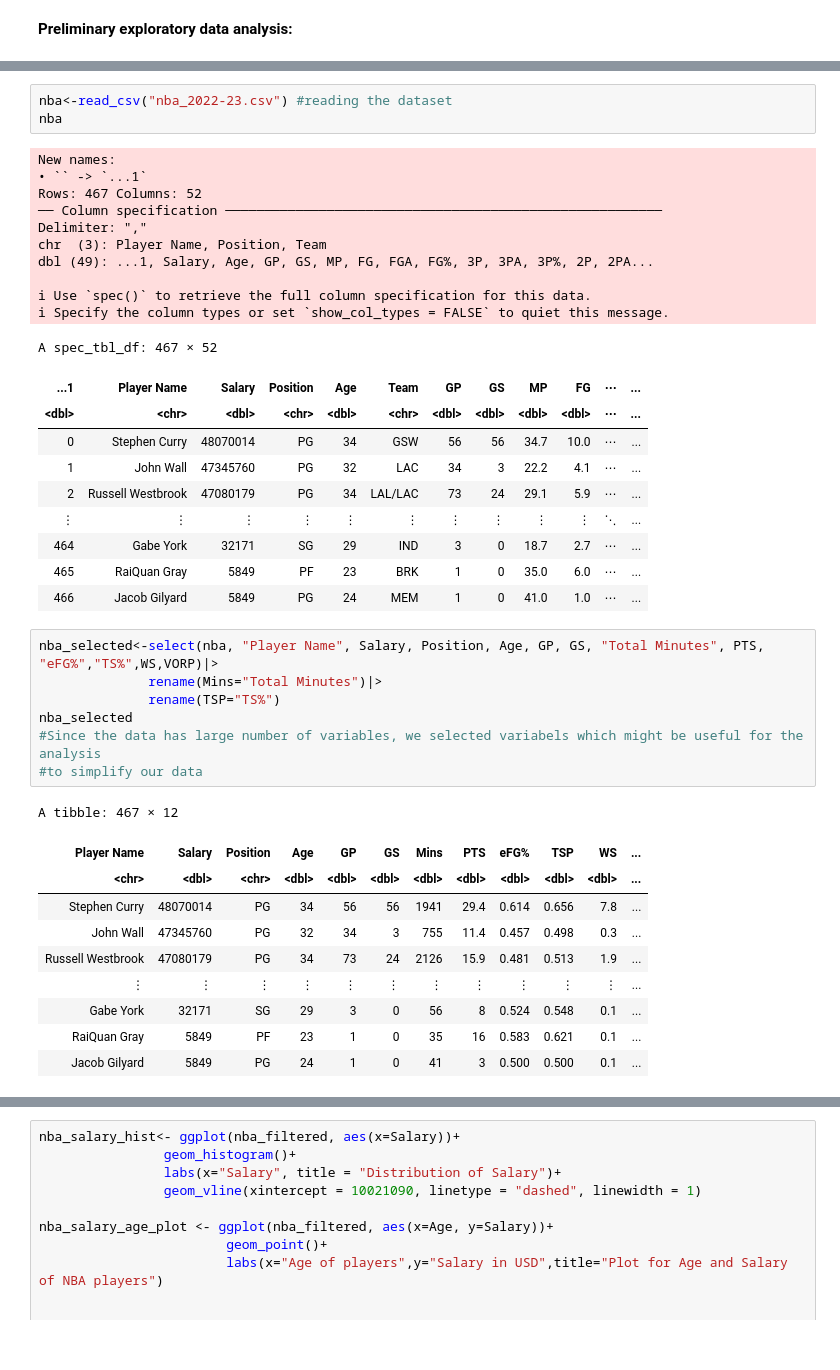
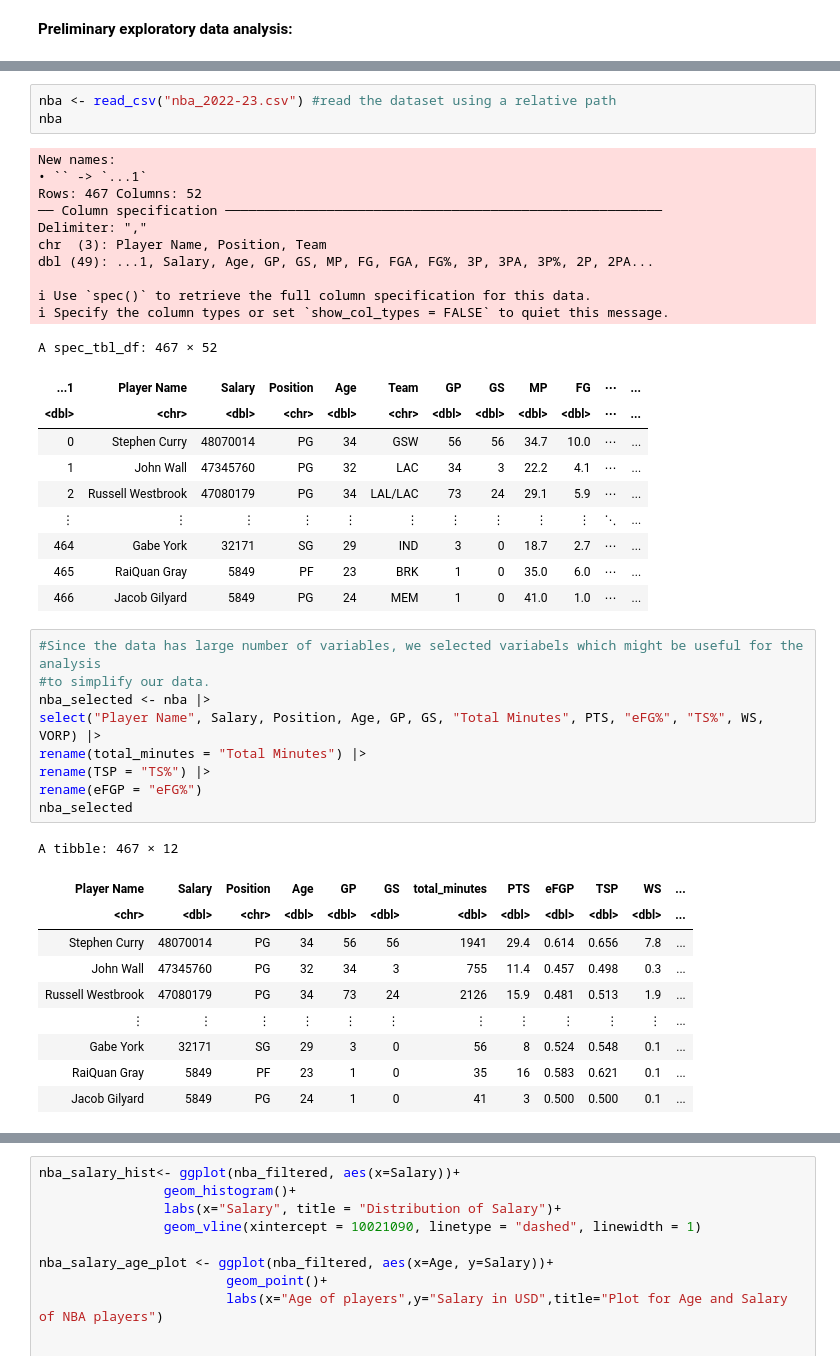
Before and after one commit to Kotaro16/DSCI_100_Group_Project, a Jupyter notebook: nba_22_23_proposal.ipynb, the cells around one changed output, grey strips where cells are left out. Saved outputs shown, nothing was run; the diff lists cells and outputs as text.

```diff
--- a/nba_22_23_proposal.ipynb
+++ b/nba_22_23_proposal.ipynb
@@ -32,7 +28,7 @@ Warning message in file(filename, "r", encoding = encoding):
 “cannot open file 'tests.R': No such file or directory”
 ERROR: Error in file(filename, "r", encoding = encoding): cannot open the connection
 # %%
-nba<-read_csv("nba_2022-23.csv") #reading the dataset
+nba <- read_csv("nba_2022-23.csv") #read the dataset using a relative path
 nba
 # %% [output]
 New names:
@@ -56,15 +52,17 @@ A spec_tbl_df: 467 × 52
 | 465 | RaiQuan Gray | 5849 | PF | 23 | BRK | 1 | 0 | 35.0 | 6.0 | ⋯ | ... |
 | 466 | Jacob Gilyard | 5849 | PG | 24 | MEM | 1 | 0 | 41.0 | 1.0 | ⋯ | ... |
 # %%
-nba_selected<-select(nba, "Player Name", Salary, Position, Age, GP, GS, "Total Minutes", PTS, "eFG%","TS%",WS,VORP)|>
-              rename(Mins="Total Minutes")|>
-              rename(TSP="TS%")
+#Since the data has large number of variables, we selected variabels which might be useful for the analysis
+#to simplify our data.
+nba_selected <- nba |>
+select("Player Name", Salary, Position, Age, GP, GS, "Total Minutes", PTS, "eFG%", "TS%", WS, VORP) |>
+rename(total_minutes = "Total Minutes") |>
+rename(TSP = "TS%") |>
+rename(eFGP = "eFG%")
 nba_selected
-#Since the data has large number of variables, we selected variabels which might be useful for the analysis
-#to simplify our data
 # %% [output]
 A tibble: 467 × 12
-| Player Name | Salary | Position | Age | GP | GS | Mins | PTS | eFG% | TSP | WS | ... |
+| Player Name | Salary | Position | Age | GP | GS | total_minutes | PTS | eFGP | TSP | WS | ... |
 | <chr> | <dbl> | <chr> | <dbl> | <dbl> | <dbl> | <dbl> | <dbl> | <dbl> | <dbl> | <dbl> | ... |
 | Stephen Curry | 48070014 | PG | 34 | 56 | 56 | 1941 | 29.4 | 0.614 | 0.656 | 7.8 | ... |
 | John Wall | 47345760 | PG | 32 | 34 | 3 | 755 | 11.4 | 0.457 | 0.498 | 0.3 | ... |
```
Also changed, not shown: parts of 5 cells of this notebook.
